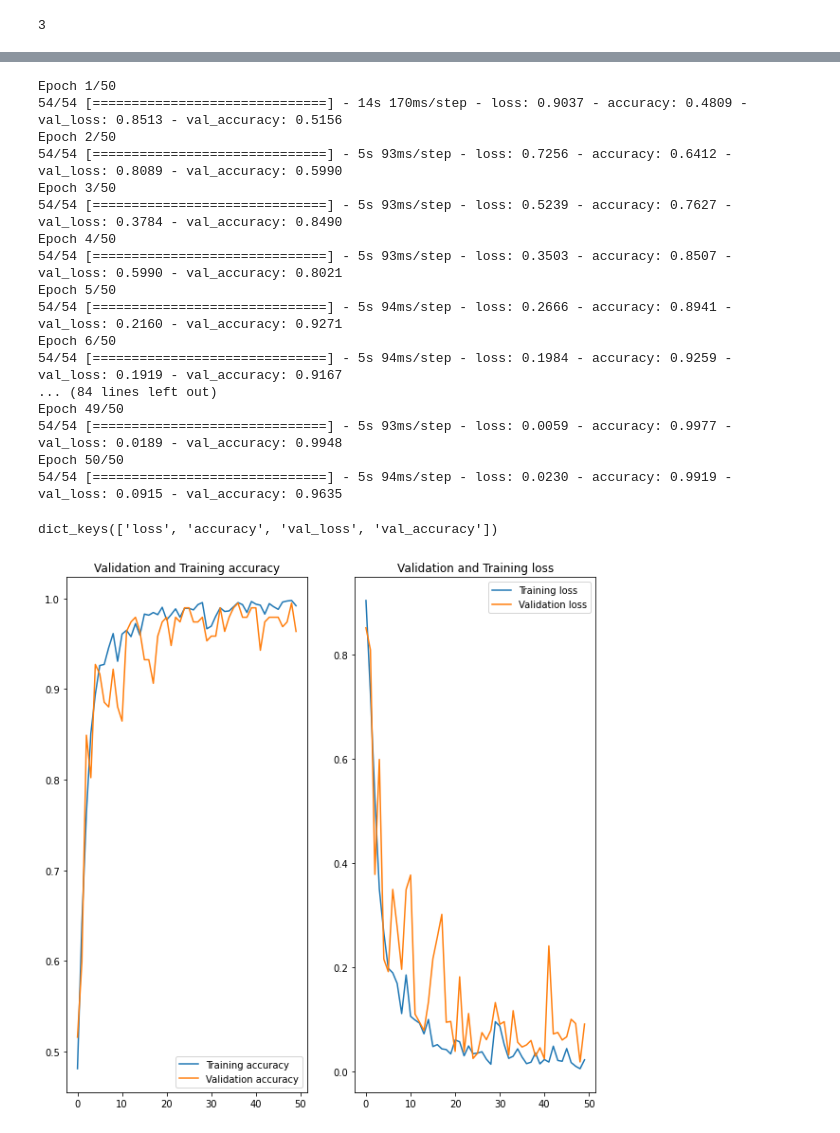
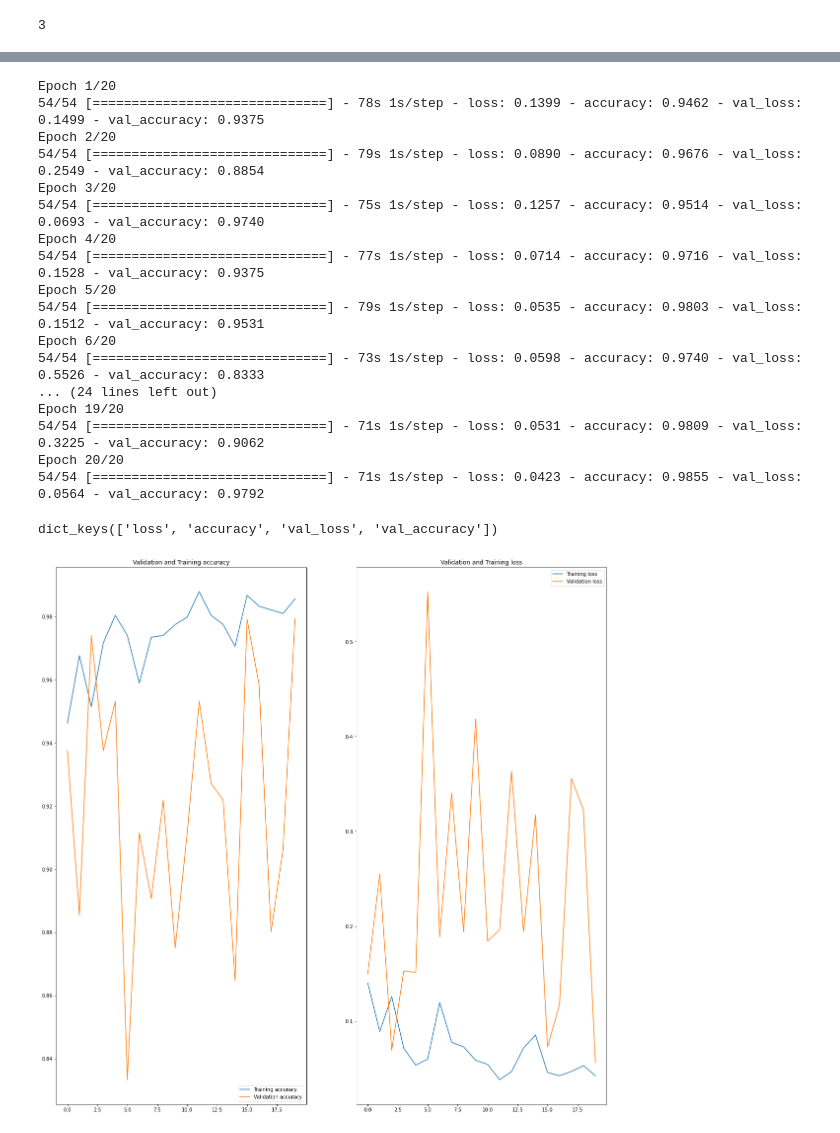
Before and after one commit to Micky373/potato_disease_classification_using_deep_learning, a Jupyter notebook: notebooks/EDA_model_training_and_saving.ipynb, the cells around one changed output, grey strips where cells are left out. Drawn from its saved outputs; the diff is of its cells as text; code cells hidden in the pictures.

```diff
--- a/notebooks/EDA_model_training_and_saving.ipynb
+++ b/notebooks/EDA_model_training_and_saving.ipynb
@@ -20,7 +13,7 @@ def get_train_test_split_tf(ds,
                              train_split = 0.8,
                              val_split = 0.1,
                              shuffle = True,
-                             shuffle_size = 1000):
+                             shuffle_size = 10000):
 
     ds_size = len(ds)
 
@@ -55,6 +44,6 @@ charts  data  models
 # %%
-file_path = 'drive/MyDrive/potato_project'
-EPOCHS = 50
+file_path = '..'
+EPOCHS = 20
 BATCH_SIZE = 32
 IMG_SIZE = 256
 # %%
@@ -184,23 +173,23 @@ history = model.fit(
     validation_data = val_ds
 )
 # %% [output]
-Epoch 1/50
-54/54 [==============================] - 14s 170ms/step - loss: 0.9037 - accuracy: 0.4809 - val_loss: 0.8513 - val_accuracy: 0.5156
-Epoch 2/50
-54/54 [==============================] - 5s 93ms/step - loss: 0.7256 - accuracy: 0.6412 - val_loss: 0.8089 - val_accuracy: 0.5990
-Epoch 3/50
-54/54 [==============================] - 5s 93ms/step - loss: 0.5239 - accuracy: 0.7627 - val_loss: 0.3784 - val_accuracy: 0.8490
-Epoch 4/50
-54/54 [==============================] - 5s 93ms/step - loss: 0.3503 - accuracy: 0.8507 - val_loss: 0.5990 - val_accuracy: 0.8021
-Epoch 5/50
-54/54 [==============================] - 5s 94ms/step - loss: 0.2666 - accuracy: 0.8941 - val_loss: 0.2160 - val_accuracy: 0.9271
-Epoch 6/50
-54/54 [==============================] - 5s 94ms/step - loss: 0.1984 - accuracy: 0.9259 - val_loss: 0.1919 - val_accuracy: 0.9167
-... (84 lines left out)
-Epoch 49/50
-54/54 [==============================] - 5s 93ms/step - loss: 0.0059 - accuracy: 0.9977 - val_loss: 0.0189 - val_accuracy: 0.9948
-Epoch 50/50
-54/54 [==============================] - 5s 94ms/step - loss: 0.0230 - accuracy: 0.9919 - val_loss: 0.0915 - val_accuracy: 0.9635
+Epoch 1/20
+54/54 [==============================] - 78s 1s/step - loss: 0.1399 - accuracy: 0.9462 - val_loss: 0.1499 - val_accuracy: 0.9375
+Epoch 2/20
+54/54 [==============================] - 79s 1s/step - loss: 0.0890 - accuracy: 0.9676 - val_loss: 0.2549 - val_accuracy: 0.8854
+Epoch 3/20
+54/54 [==============================] - 75s 1s/step - loss: 0.1257 - accuracy: 0.9514 - val_loss: 0.0693 - val_accuracy: 0.9740
+Epoch 4/20
+54/54 [==============================] - 77s 1s/step - loss: 0.0714 - accuracy: 0.9716 - val_loss: 0.1528 - val_accuracy: 0.9375
+Epoch 5/20
+54/54 [==============================] - 79s 1s/step - loss: 0.0535 - accuracy: 0.9803 - val_loss: 0.1512 - val_accuracy: 0.9531
+Epoch 6/20
+54/54 [==============================] - 73s 1s/step - loss: 0.0598 - accuracy: 0.9740 - val_loss: 0.5526 - val_accuracy: 0.8333
+... (24 lines left out)
+Epoch 19/20
+54/54 [==============================] - 71s 1s/step - loss: 0.0531 - accuracy: 0.9809 - val_loss: 0.3225 - val_accuracy: 0.9062
+Epoch 20/20
+54/54 [==============================] - 71s 1s/step - loss: 0.0423 - accuracy: 0.9855 - val_loss: 0.0564 - val_accuracy: 0.9792
 # %%
 history.history.keys()
 # %% [output]
@@ -212,22 +201,22 @@ val_acc = history.history['val_accuracy']
 loss = history.history['loss']
 val_loss = history.history['val_loss']
 # %%
-fig = plt.figure(figsize=(10,10))
+fig = plt.figure(figsize=(20,20))
 plt.subplot(1,2,1)
 plt.plot(range(EPOCHS),acc,label='Training accuracy')
 plt.plot(range(EPOCHS),val_acc, label='Validation accuracy')
 plt.legend(loc='lower right')
 plt.title('Validation and Training accuracy')
 
 plt.subplot(1,2,2)
 plt.plot(range(EPOCHS),loss,label='Training loss')
 plt.plot(range(EPOCHS),val_loss, label='Validation loss')
 plt.legend(loc='upper right')
 plt.title('Validation and Training loss')
 
 fig.savefig(file_path + f'/charts/validation_and_training_losses.jpg')
 # %% [output]
-[figure, old version]
+[figure, new version]
 # %%
 for img_batch,label_batch in train_ds.take(1):
 
```
Also changed, not shown: parts of 10 cells of this notebook, 32 other files.
